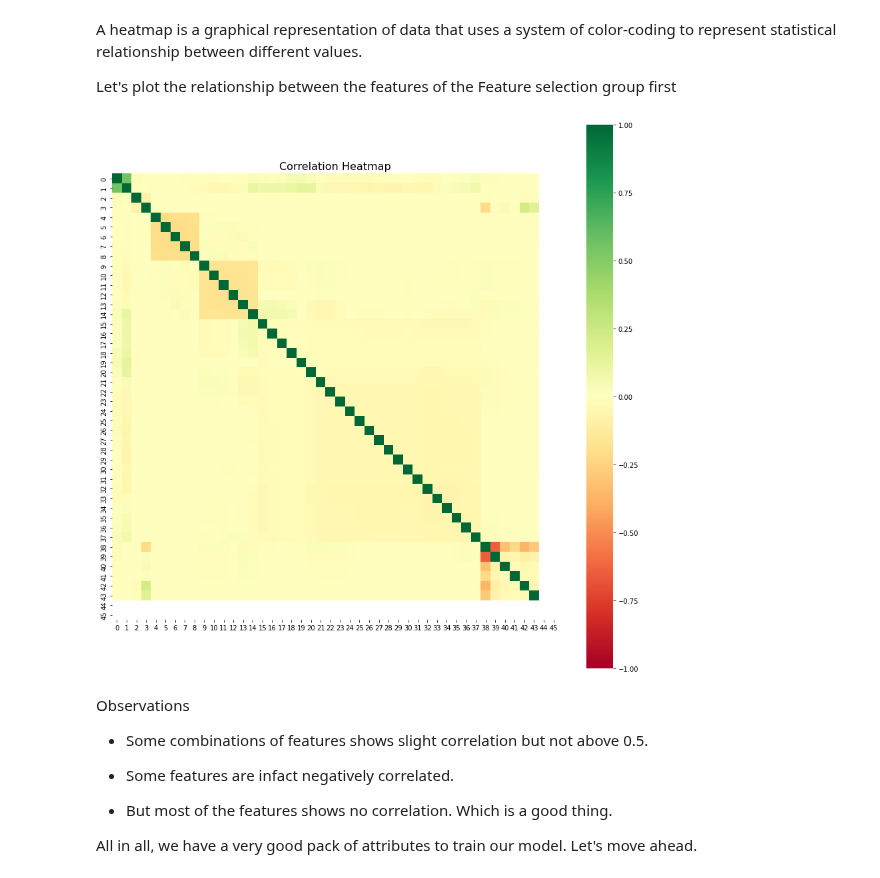
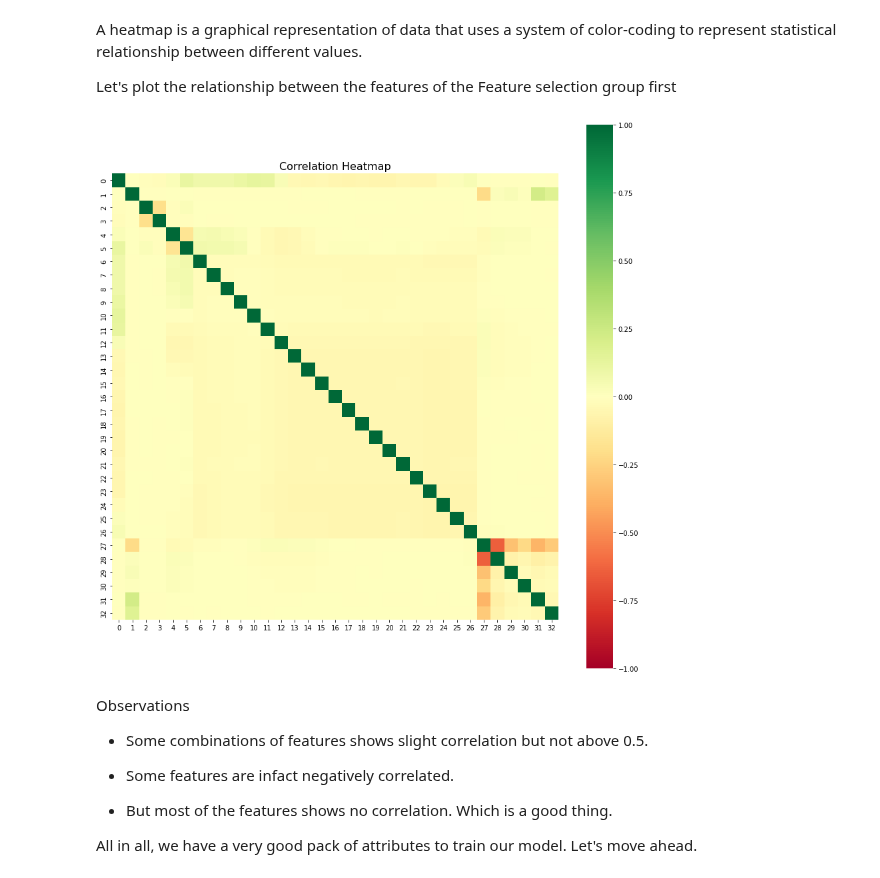
Before and after one commit to harshithgowdakc/NYC-Taxi-Data, a Jupyter notebook: NYC_Taxi_Data.ipynb, the cells around one changed output. Cells and saved outputs as stored; diff of their text form; code cells hidden in the pictures.

```diff
--- a/NYC_Taxi_Data.ipynb
+++ b/NYC_Taxi_Data.ipynb
@@ -866,3 +887,6 @@ Let's assign the values to X & Y array from the dataset.
+# %%
+Y = data.iloc[:,10].values
+X = data.iloc[:,range(15,61)].values
 # %% [markdown]
 Question:
 Why few features are not assigned to the X array like features at the index 2,3,10 were missed?
@@ -924 +912,3 @@ memory usage: 262.1+ MB
+# %%
+X1 = np.append(arr = np.ones((X.shape[0],1)).astype(int), values = X, axis = 1)
 # %%
@@ -1082,0 +927,26 @@ Here we will take the level of significance as 0.05 i.e. 5% which means that we
+# %%
+#Select all the features in X array
+X_opt = X1[:,range(0,46)]
+regressor_OLS = sm.OLS(endog = Y, exog = X_opt).fit()
+
+#Fetch p values for each feature
+p_Vals = regressor_OLS.pvalues
+
+#define significance level for accepting the feature.
+sig_Level = 0.05
+
+#Loop to iterate over features and remove the feature with p value less than the sig_level
+while max(p_Vals) > sig_Level:
+    print("Probability values of each feature \n")
+    print(p_Vals)
+    X_opt = np.delete(X_opt, np.argmax(p_Vals), axis = 1)
+    print("\n")
+    print("Feature at index {} is removed \n".format(str(np.argmax(p_Vals))))
+    print(str(X_opt.shape[1]-1) + " dimensions remaining now... \n")
+    regressor_OLS = sm.OLS(endog = Y, exog = X_opt).fit()
+    p_Vals = regressor_OLS.pvalues
+    print("=================================================================\n")
+
+#Print final summary
+print("Final stat summary with optimal {} features".format(str(X_opt.shape[1]-1)))
+regressor_OLS.summary()
@@ -1087,6 +1008,12 @@ Finally we have reached the combination of optimum features with each feature ha
 ### **Split Data**
 # %% [markdown]
 Before training our model on the dataset, we need to split the dataset into training and testing datasets. This is required to train our model on the major part of our dataset and test the accuracy of the model on the minor part. Let's split it
+# %%
+#Split raw data
+X_train, X_test, y_train, y_test = train_test_split(X,Y, random_state=4, test_size=0.2)
+
+#Split data from the feature selection group
+X_train_fs, X_test_fs, y_train_fs, y_test_fs = train_test_split(X_opt,Y, random_state=4, test_size=0.2)
 # %% [markdown]
 This will divide our dataset randomly with a ratio of 80/20 where training set consists of more than 1 million records and test dataset with more than .35 million records. Let's train our model on the training set now.
 # %% [markdown]
@@ -1127,13 +1090,13 @@ A heatmap is a graphical representation of data that uses a system of color-codi
 Let's plot the relationship between the features of the Feature selection group first
 # %%
 plt.figure(figsize=(15,15))
-corr = pd.DataFrame(X_train).corr()
-corr.index = pd.DataFrame(X_train).columns
+corr = pd.DataFrame(X_train_fs[:,1:]).corr()
+corr.index = pd.DataFrame(X_train_fs[:,1:]).columns
 sns.heatmap(corr, cmap='RdYlGn', vmin=-1, vmax=1, square=True)
 plt.title("Correlation Heatmap", fontsize=16)
 plt.show()
 # %% [output]
-[figure, old version]
+[figure, new version]
 # %% [markdown]
 Observations
 
```
Also changed, not shown: parts of 78 cells of this notebook.
